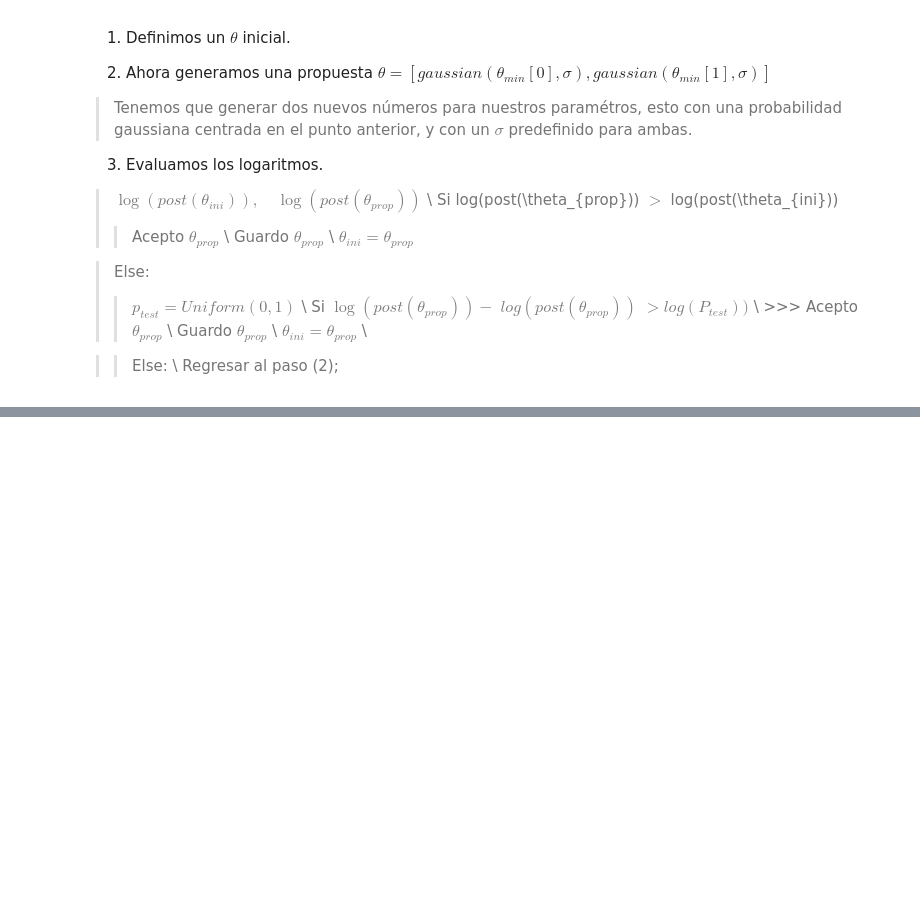
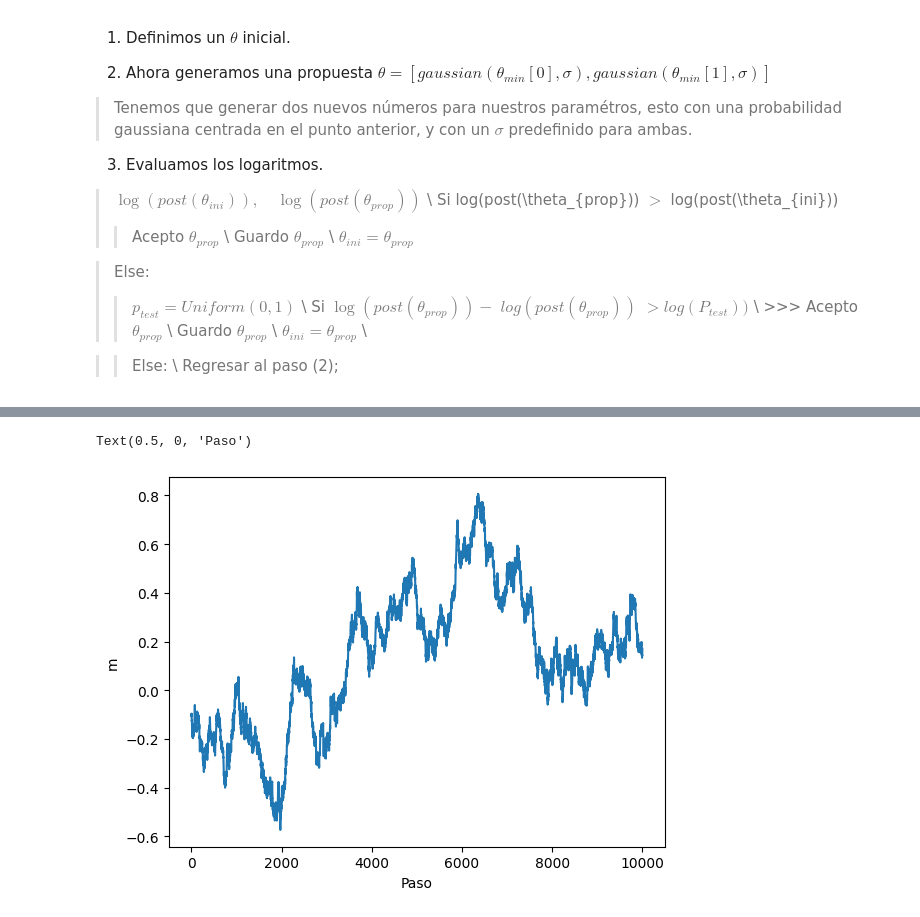
Before and after one commit to DCI-alxogm/ml2023-PotterSR, a Jupyter notebook: Sep29-30/Clase30Sep.ipynb, the cells around one changed output, grey strips where cells are left out. Saved outputs shown, nothing was run; the diff lists cells and outputs as text; code cells hidden in the pictures; blank space fills up the shorter version.

```diff
--- a/Sep29-30/Clase30Sep.ipynb
+++ b/Sep29-30/Clase30Sep.ipynb
@@ -150,0 +56,12 @@ array([24.98798266, 24.96077318, 24.96077318, ..., 24.1380018 ,
+# %%
+def Prior(theta, limits):
+  m, b = theta
+  if (limits[0] < m < limits[1]) and (limits[2] < b < limits[3]):
+    return 0.0
+  return -np.inf
+# %%
+limits = [-1.0, 1.0, 20, 50]
+sigma_m = .01
+sigma_b = .2
+paso_i = [-.1, 45]
+N = 10
@@ -150,0 +115,7 @@ array([24.98798266, 24.96077318, 24.96077318, ..., 24.1380018 ,
+# %%
+plt.plot(cad[:,0])
+plt.ylabel('m')
+plt.xlabel('Paso')
+# %% [output]
+Text(0.5, 0, 'Paso')
+[figure, added]
```
Also changed, not shown: parts of 24 cells of this notebook.
